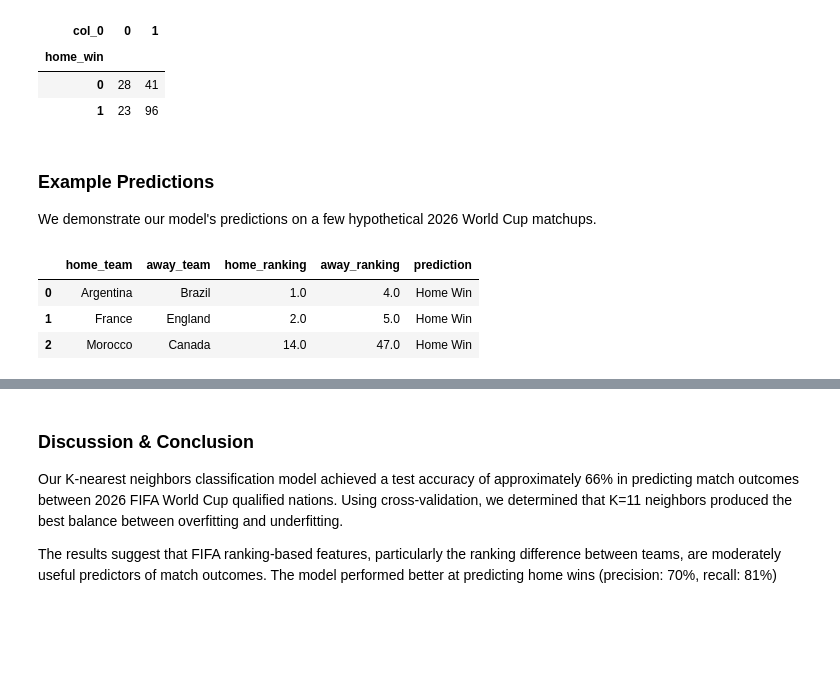
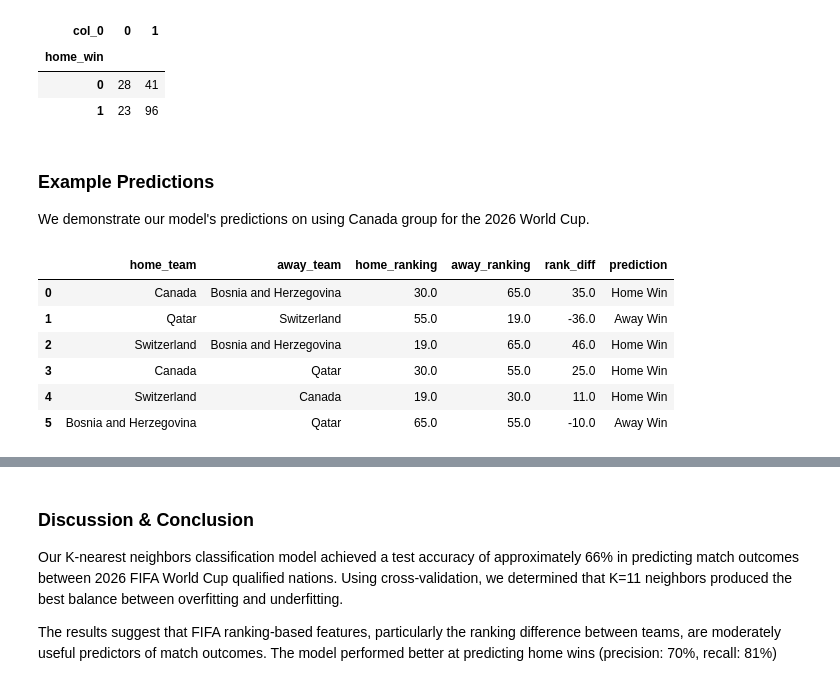
Before and after one commit to sayebm/Group_Project, a Jupyter notebook: ProjectFinalVersion.ipynb, the cells around one changed output, grey strips where cells are left out. Drawn from its saved outputs; the diff is of its cells as text; code cells hidden in the pictures; blank space fills up the shorter version.

Commit message:
Changing the example to be Canada Group

```diff
--- a/ProjectFinalVersion.ipynb
+++ b/ProjectFinalVersion.ipynb
@@ -552,24 +552,29 @@ pd.crosstab(y_test, y_pred)
 # %% [markdown]
 ### Example Predictions
 
-We demonstrate our model's predictions on a few hypothetical 2026 World Cup matchups.
+We demonstrate our model's predictions on using Canada group for the 2026 World Cup.
 # %%
 example_matches = pd.DataFrame({
-    'home_team':    ['Argentina', 'France',  'Morocco'],
-    'away_team':    ['Brazil',    'England', 'Canada'],
-    'home_ranking': [1.0,         2.0,       14.0],
-    'away_ranking': [4.0,         5.0,       47.0],
-    'rank_diff':    [3.0,         3.0,       33.0],
-    'neutral':      [True,        True,      True],
+    'home_team':    ['Canada', 'Qatar', 'Switzerland', 'Canada', 'Switzerland', 'Bosnia and Herzegovina'],
+    'away_team':    ['Bosnia and Herzegovina', 'Switzerland', 'Bosnia and Herzegovina', 'Qatar', 'Canada', 'Qatar'],
+    'home_ranking': [30.0,  55.0,  19.0,  30.0,  19.0,  65.0],
+    'away_ranking': [65.0,  19.0,  65.0,  55.0,  30.0,  55.0],
+    'neutral':      [False, True,  True,  False, False, True],
 })
+
+# Match exactly how training data computed it
+example_matches['rank_diff'] = example_matches['away_ranking'] - example_matches['home_ranking']
 
 X_examples = example_matches[['home_ranking', 'away_ranking', 'rank_diff', 'neutral']]
 example_matches['predicted_home_win'] = knn_grid.predict(X_examples)
 example_matches['prediction'] = example_matches['predicted_home_win'].map({1: 'Home Win', 0: 'Away Win'})
 
-example_matches[['home_team', 'away_team', 'home_ranking', 'away_ranking', 'prediction']]
+example_matches[['home_team', 'away_team', 'home_ranking', 'away_ranking', 'rank_diff', 'prediction']]
 # %% [output]
-|  | home_team | away_team | home_ranking | away_ranking | prediction |
-| 0 | Argentina | Brazil | 1.0 | 4.0 | Home Win |
-| 1 | France | England | 2.0 | 5.0 | Home Win |
-| 2 | Morocco | Canada | 14.0 | 47.0 | Home Win |
+|  | home_team | away_team | home_ranking | away_ranking | rank_diff | prediction |
+| 0 | Canada | Bosnia and Herzegovina | 30.0 | 65.0 | 35.0 | Home Win |
+| 1 | Qatar | Switzerland | 55.0 | 19.0 | -36.0 | Away Win |
+| 2 | Switzerland | Bosnia and Herzegovina | 19.0 | 65.0 | 46.0 | Home Win |
+| 3 | Canada | Qatar | 30.0 | 55.0 | 25.0 | Home Win |
+| 4 | Switzerland | Canada | 19.0 | 30.0 | 11.0 | Home Win |
+| 5 | Bosnia and Herzegovina | Qatar | 65.0 | 55.0 | -10.0 | Away Win |
```
Also changed, not shown: parts of 2 cells of this notebook.
